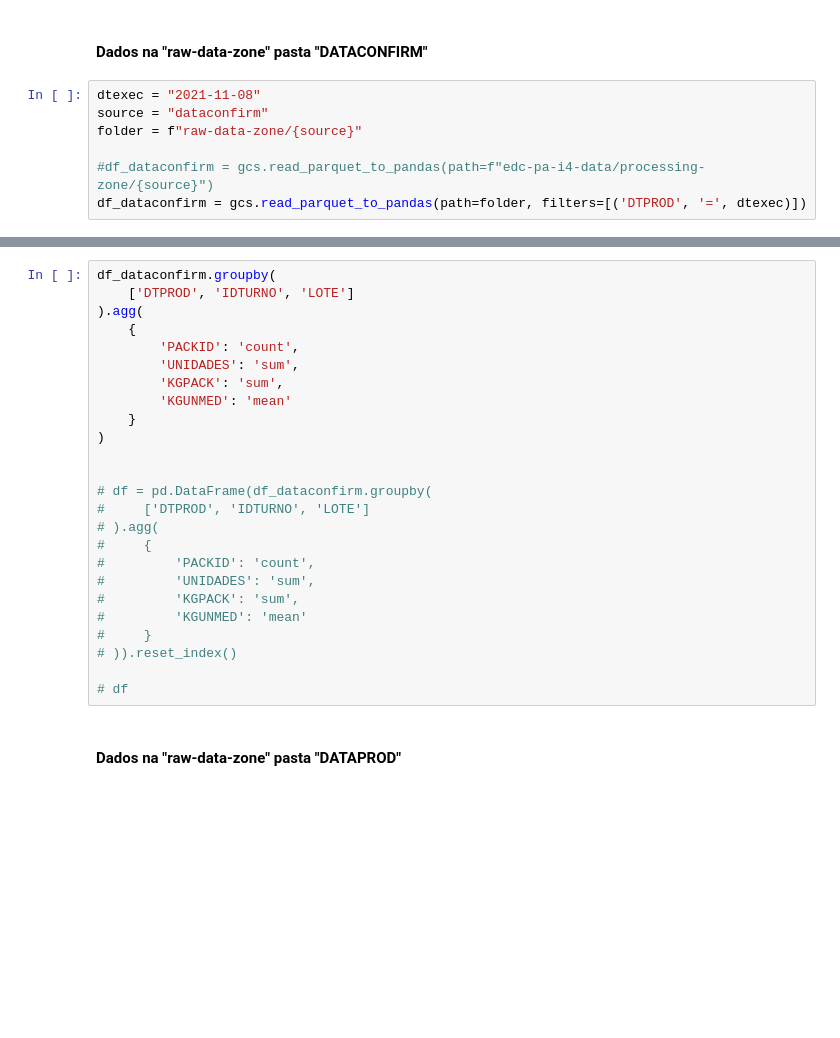
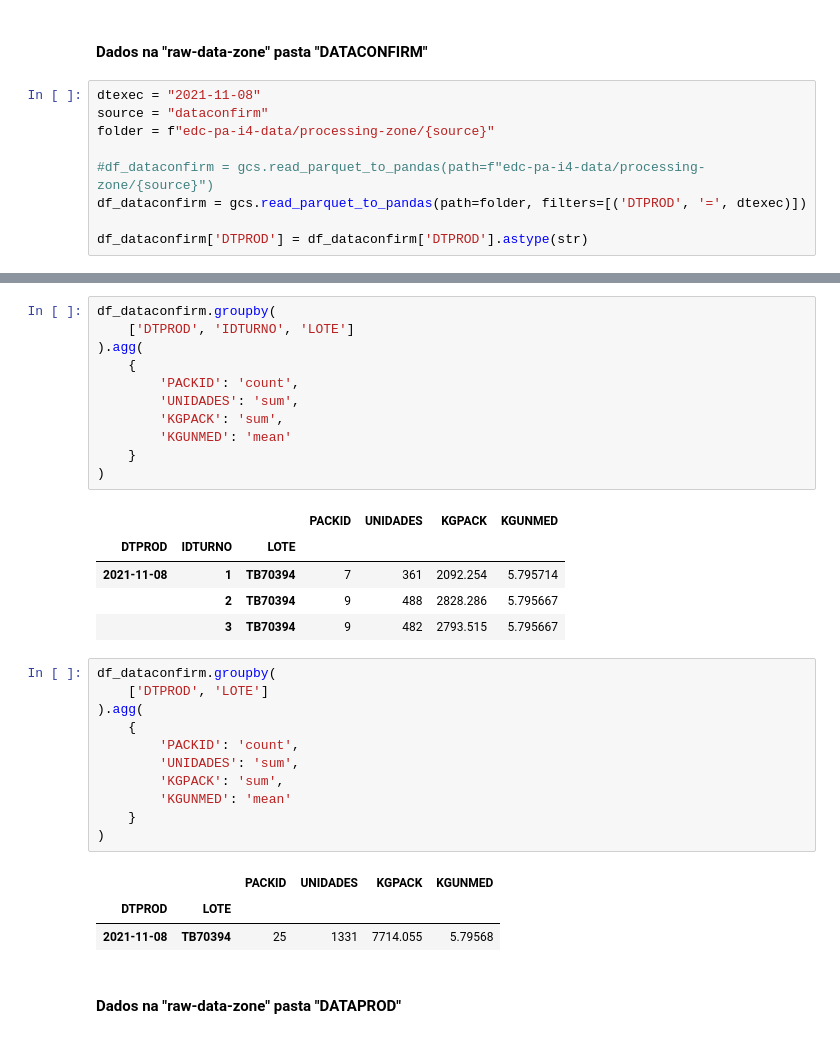
Before and after one commit to smedina1304/edc-pa-i4-data-ingestion, a Jupyter notebook: docs/ipynb/nb-test-desenvolvimentos-sprint-3.ipynb, the cells around one changed output, grey strips where cells are left out. Drawn from its saved outputs; the diff is of its cells as text; blank space fills up the shorter version.

```diff
--- a/docs/ipynb/nb-test-desenvolvimentos-sprint-3.ipynb
+++ b/docs/ipynb/nb-test-desenvolvimentos-sprint-3.ipynb
@@ -53,9 +58,11 @@ df_dataop
 # %%
 dtexec = "2021-11-08"
 source = "dataconfirm"
-folder = f"raw-data-zone/{source}"
+folder = f"edc-pa-i4-data/processing-zone/{source}"
 
 #df_dataconfirm = gcs.read_parquet_to_pandas(path=f"edc-pa-i4-data/processing-zone/{source}")
 df_dataconfirm = gcs.read_parquet_to_pandas(path=folder, filters=[('DTPROD', '=', dtexec)])
+
+df_dataconfirm['DTPROD'] = df_dataconfirm['DTPROD'].astype(str)
 # %%
 df_dataconfirm
@@ -70,20 +95,27 @@ df_dataconfirm.groupby(
         'KGUNMED': 'mean'
     }
 )
-
-
-# df = pd.DataFrame(df_dataconfirm.groupby(
-#     ['DTPROD', 'IDTURNO', 'LOTE']
-# ).agg(
-#     {
-#         'PACKID': 'count',
-#         'UNIDADES': 'sum',
-#         'KGPACK': 'sum',
-#         'KGUNMED': 'mean'
-#     }
-# )).reset_index()
-
-# df
+# %% [output]
+|  |  |  | PACKID | UNIDADES | KGPACK | KGUNMED |
+| DTPROD | IDTURNO | LOTE |  |  |  |  |
+| 2021-11-08 | 1 | TB70394 | 7 | 361 | 2092.254 | 5.795714 |
+|  | 2 | TB70394 | 9 | 488 | 2828.286 | 5.795667 |
+|  | 3 | TB70394 | 9 | 482 | 2793.515 | 5.795667 |
+# %%
+df_dataconfirm.groupby(
+    ['DTPROD', 'LOTE']
+).agg(
+    {
+        'PACKID': 'count',
+        'UNIDADES': 'sum',
+        'KGPACK': 'sum',
+        'KGUNMED': 'mean'
+    }
+)
+# %% [output]
+|  |  | PACKID | UNIDADES | KGPACK | KGUNMED |
+| DTPROD | LOTE |  |  |  |  |
+| 2021-11-08 | TB70394 | 25 | 1331 | 7714.055 | 5.79568 |
 # %% [markdown]
 #### Dados na "raw-data-zone" pasta "DATAPROD"
 # %%
```
Also changed, not shown: parts of 7 cells of this notebook.
